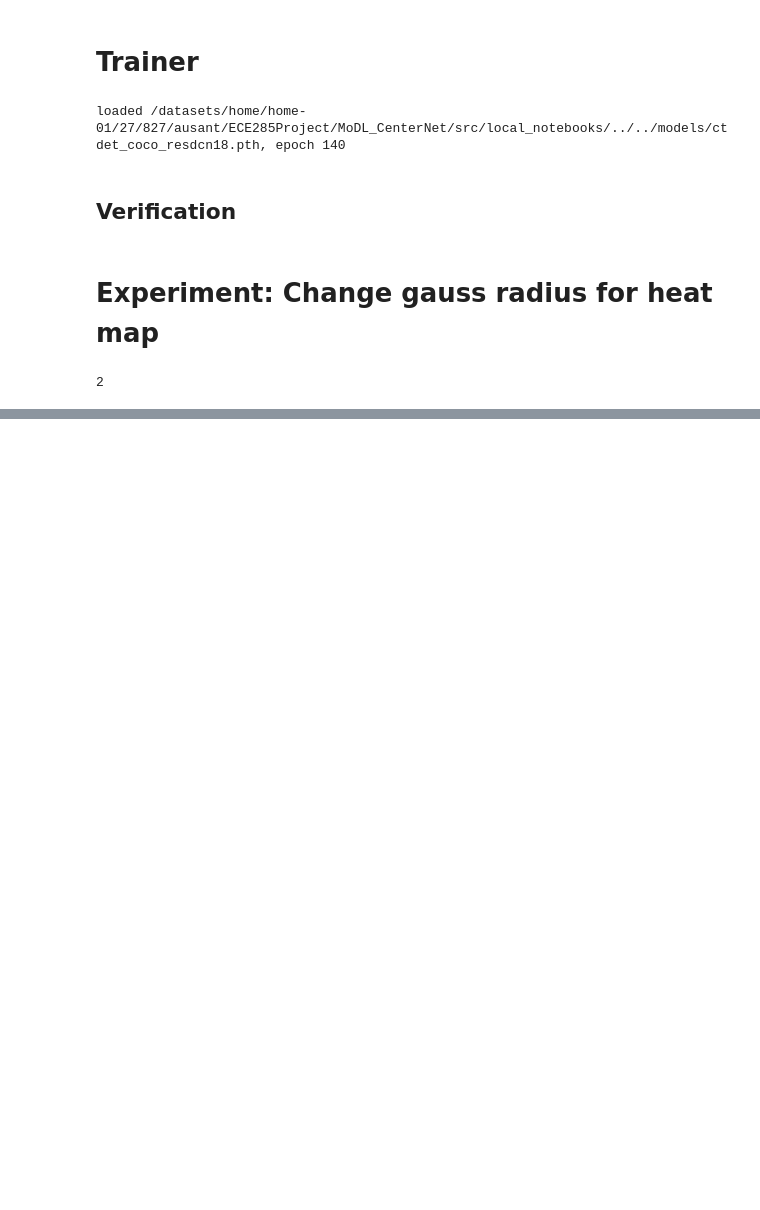
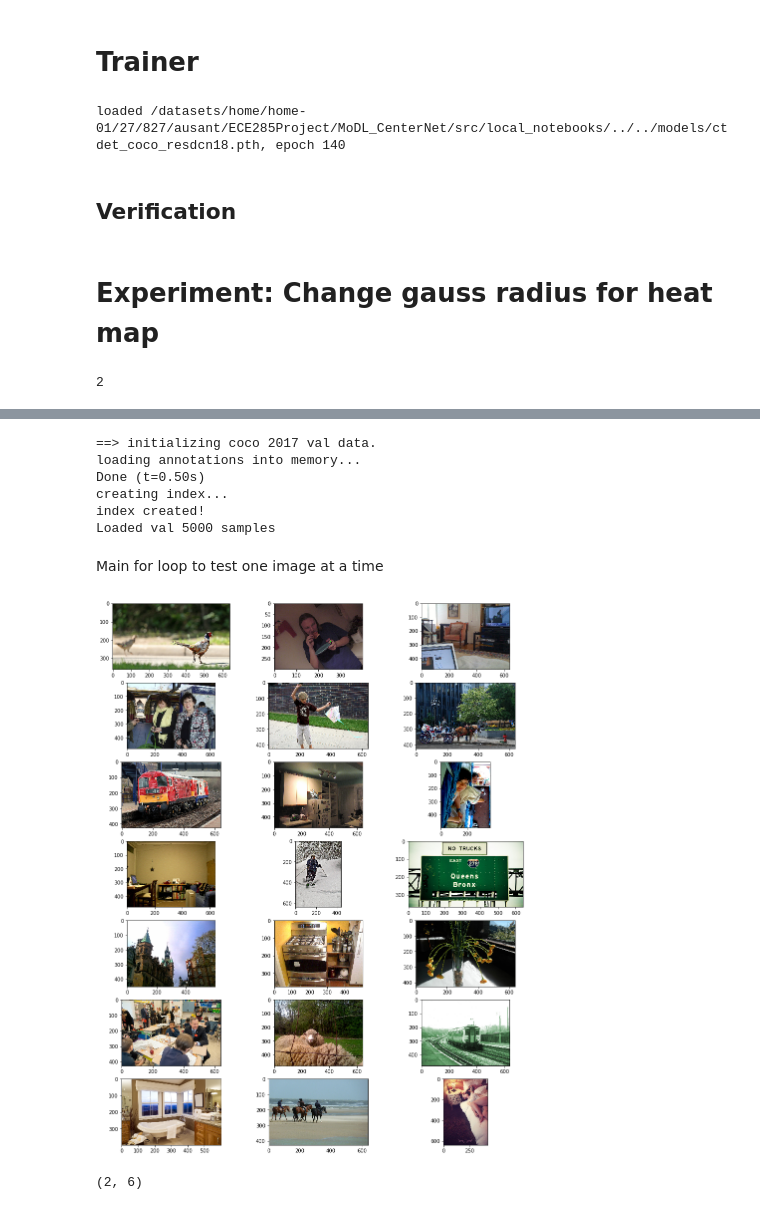
Before and after one commit to rohanpote/MoDL_CenterNet, a Jupyter notebook: src/local_notebooks/notebook_Aditya.ipynb, the cells around one changed output, grey strips where cells are left out. Cells and saved outputs as stored; diff of their text form; code cells hidden in the pictures; blank space fills up the shorter version.

Commit message:
Abble to print output as batch of images

```diff
--- a/src/local_notebooks/notebook_Aditya.ipynb
+++ b/src/local_notebooks/notebook_Aditya.ipynb
@@ -280,0 +262,4 @@ print(list2)
+# %%
+from detectors.ctdet import CtdetDetector
+opt.load_model = sys.path[0]+'/../../models/ctdet_coco_resdcn18.pth'
+Detector = CtdetDetector(opt)
@@ -280,0 +278,10 @@ print(list2)
+# %%
+testset = Dataset(opt, 'val')
+all_Ids3=testset.coco.getImgIds()
+# %% [output]
+==> initializing coco 2017 val data.
+loading annotations into memory...
+Done (t=0.50s)
+creating index...
+index created!
+Loaded val 5000 samples
@@ -280,0 +299,4 @@ print(list2)
+# %% [markdown]
+Main for loop to test one image at a time
+# %%
+opt.save_dir = sys.path[0]+'/Experiment_GaussRad_2'
@@ -280,0 +313,39 @@ print(list2)
+# %%
+results = []
+num_iters = P
+for ind in range(num_iters):
+    img_id = testset.images[ind]
+    img_info = testset.coco.loadImgs(ids=[img_id])[0]
+    img_path = os.path.join(testset.img_dir, img_info['file_name'])
+    ret = Detector.run(img_path)
+    results.append(ret['results'])
+    #testset.run_eval(results, opt.save_dir)
+
+#print(sum([ret['results'][i+1].shape[0] for i in range(80)]))
+#print([(ret['results'][i+1].shape[0],i+1) for i in range(80)])
+# %%
+import cv2
+import skimage.io as io
+img_dir=sys.path[0]+'/../../data/coco/val2017/'
+num_cols = 3
+fig, axes = plt.subplots(ncols=num_cols, nrows=int(P/num_cols), figsize=(15,20))
+
+for ind in range(num_iters):
+    img_id = testset.images[ind]
+    im_id = img_id
+    img = testset.coco.loadImgs(im_id)[0]
+    f_name=img_dir
+    f_name+=img['file_name']
+    I = io.imread(f_name)
+    for c_id in range(80):
+        for j in range(results[ind][c_id+1].shape[0]):
+            if results[ind][c_id+1][j][4]>=opt.vis_thresh:
+                cv2.rectangle(I, (results[ind][c_id+1][j][0],results[ind][c_id+1][j][1]),
+                              (results[ind][c_id+1][j][2], results[ind][c_id+1][j][3]), (0,255,0), 2)
+    axes[int(ind/num_cols)][int(np.mod(ind,num_cols))].imshow(I)
+# %% [output]
+[figure, added]
+# %%
+int(20/7),np.mod(20,7)
+# %% [output]
+(2, 6)
```
Also changed, not shown: parts of 26 cells of this notebook.
